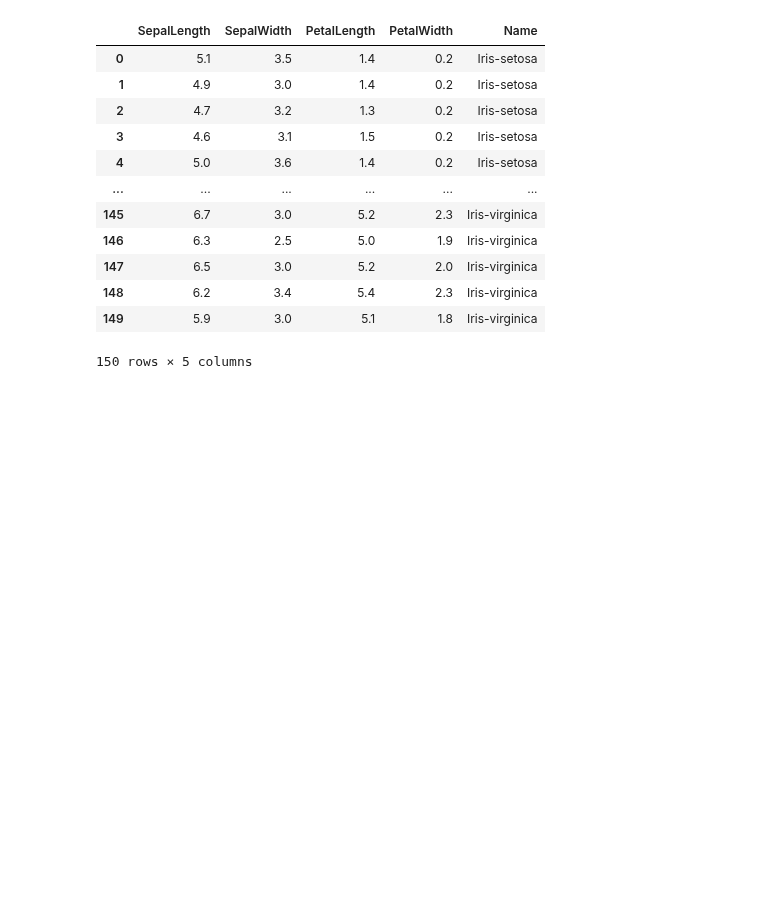
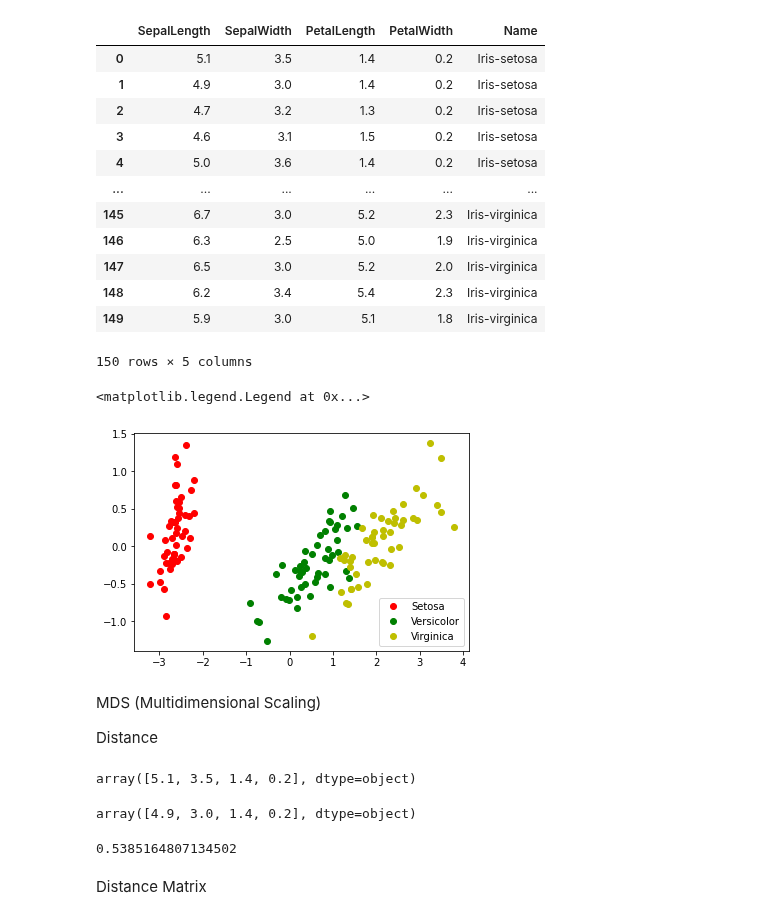
Before and after one commit to sitthatkaja/multivariate, a Jupyter notebook: Chapter_4_MDS.ipynb, the cells around one changed output. Drawn from its saved outputs; the diff is of its cells as text; code cells hidden in the pictures; blank space fills up the shorter version.

```diff
--- a/Chapter_4_MDS.ipynb
+++ b/Chapter_4_MDS.ipynb
@@ -30,3 +30,5 @@ example_df
 from sklearn.decomposition import PCA
 # %%
 pca = PCA(n_components=2)
+# %%
+new_pca = pca.fit_transform(example_df.iloc[:,:-1])
@@ -32,0 +37,23 @@ pca = PCA(n_components=2)
+# %%
+plt.plot(new_pca[:50,0],new_pca[:50,1],'or',label='Setosa')
+plt.plot(new_pca[50:100,0],new_pca[50:100,1],'og',label='Versicolor')
+plt.plot(new_pca[100:,0],new_pca[100:,1],'oy',label='Virginica')
+plt.legend()
+# %% [output]
+<matplotlib.legend.Legend at 0x...>
+[figure, added]
+# %% [markdown]
+
+MDS (Multidimensional Scaling)
+
+Distance
+# %%
+X1 = example_df.iloc[0,:-1].to_numpy()
+X1
+# %% [output]
+array([5.1, 3.5, 1.4, 0.2], dtype=object)
+# %%
+X2 = example_df.iloc[1,:-1].to_numpy()
+X2
+# %% [output]
+array([4.9, 3.0, 1.4, 0.2], dtype=object)
@@ -32,0 +62,8 @@ pca = PCA(n_components=2)
+# %%
+dist = np.linalg.norm(X1-X2)
+dist
+# %% [output]
+0.5385164807134502
+# %% [markdown]
+
+Distance Matrix
```
Also changed, not shown: parts of 14 cells of this notebook.
